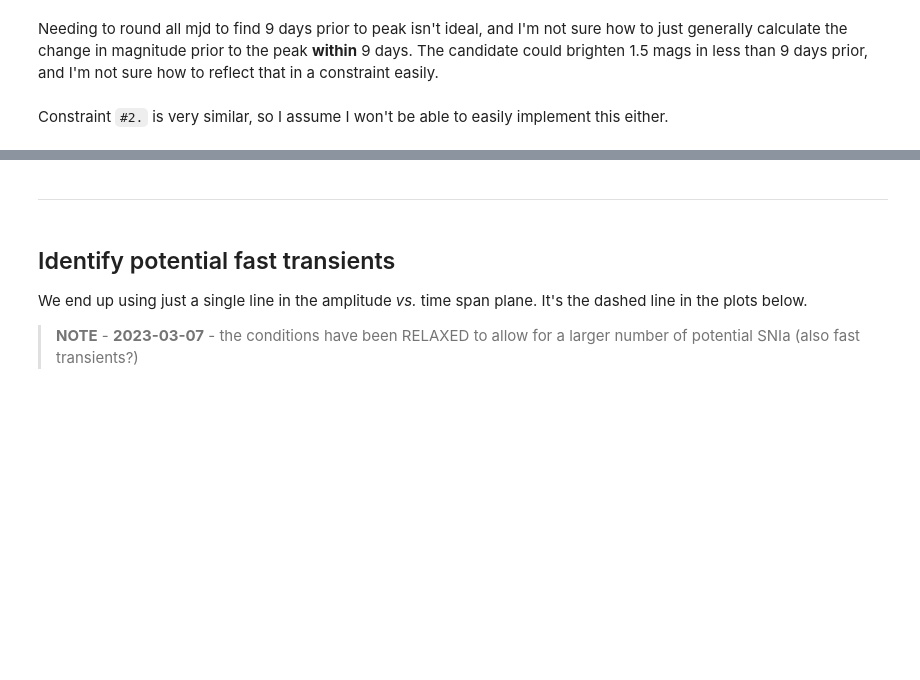
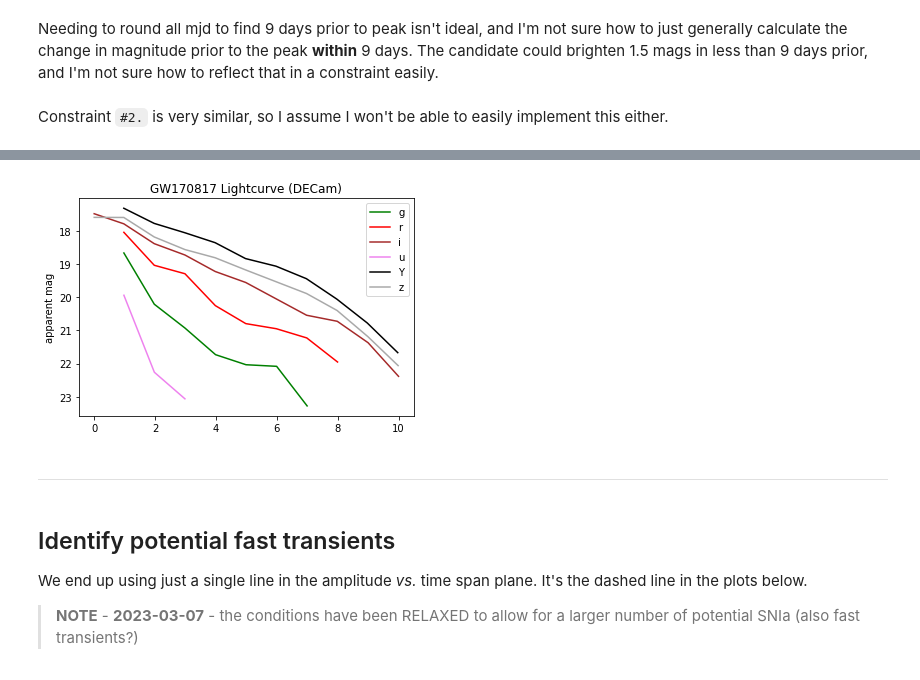
Before and after one commit to MelissaGraham/decam_ddf_tools, a Jupyter notebook: transients_science/fast_transients/1_create_potential_fast_transients_list.ipynb, the cells around one changed output, grey strips where cells are left out. Drawn from its saved outputs; the diff is of its cells as text; code cells hidden in the pictures; blank space fills up the shorter version.

```diff
--- a/transients_science/fast_transients/1_create_potential_fast_transients_list.ipynb
+++ b/transients_science/fast_transients/1_create_potential_fast_transients_list.ipynb
@@ -139,3 +139,7 @@ Needing to round all mjd to find 9 days prior to peak isn't ideal, and I'm not s
 the change in magnitude prior to the peak **within** 9 days. The candidate could brighten 1.5 mags in less than 9 days prior, and I'm not sure how to reflect that in a constraint easily.
 # %% [markdown]
 Constraint `#2.` is very similar, so I assume I won't be able to easily implement this either.
+# %%
+import pandas as pd
+dec_df = pd.read_csv('../fast_transients/kn_data/decam_photometry.csv')
+dec_df
@@ -142,3 +198,26 @@ Constraint `#2.` is very similar, so I assume I won't be able to easily implemen
+# %%
+gtx = np.where(dec_df['band']=='g')
+rtx = np.where(dec_df['band']=='r')
+itx = np.where(dec_df['band']=='i')
+utx = np.where(dec_df['band']=='u')
+ytx = np.where(dec_df['band']=='Y')
+ztx = np.where(dec_df['band']=='z')
+plt.plot(dec_df['mjd'][gtx[0]]-57983,dec_df['mag'][gtx[0]], c='green', label='g')
+plt.plot(dec_df['mjd'][rtx[0]]-57983,dec_df['mag'][rtx[0]], c='red', label='r')
+plt.plot(dec_df['mjd'][itx[0]]-57983,dec_df['mag'][itx[0]], c='brown', label='i')
+plt.plot(dec_df['mjd'][utx[0]]-57983,dec_df['mag'][utx[0]], c='violet', label='u')
+plt.plot(dec_df['mjd'][ytx[0]]-57983,dec_df['mag'][ytx[0]], c='black', label='Y')
+plt.plot(dec_df['mjd'][ztx[0]]-57983,dec_df['mag'][ztx[0]], c='darkgray', label='z')
+ax=plt.gca()
+ax.invert_yaxis()
+plt.ylabel('apparent mag')
+plt.title('GW170817 Lightcurve (DECam)')
+del gtx, rtx, itx
+
+plt.legend()
+plt.show()
+# %% [output]
+[figure, added]
 # %% [markdown]
 ---
 # %% [markdown]
```
Also changed, not shown: parts of 8 cells of this notebook, 16 other files.
